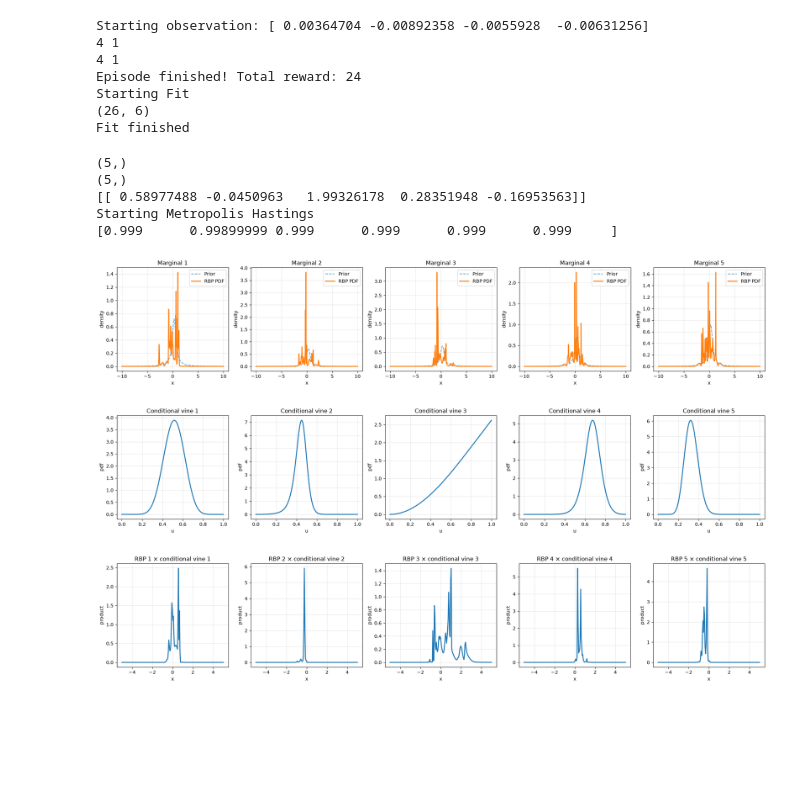
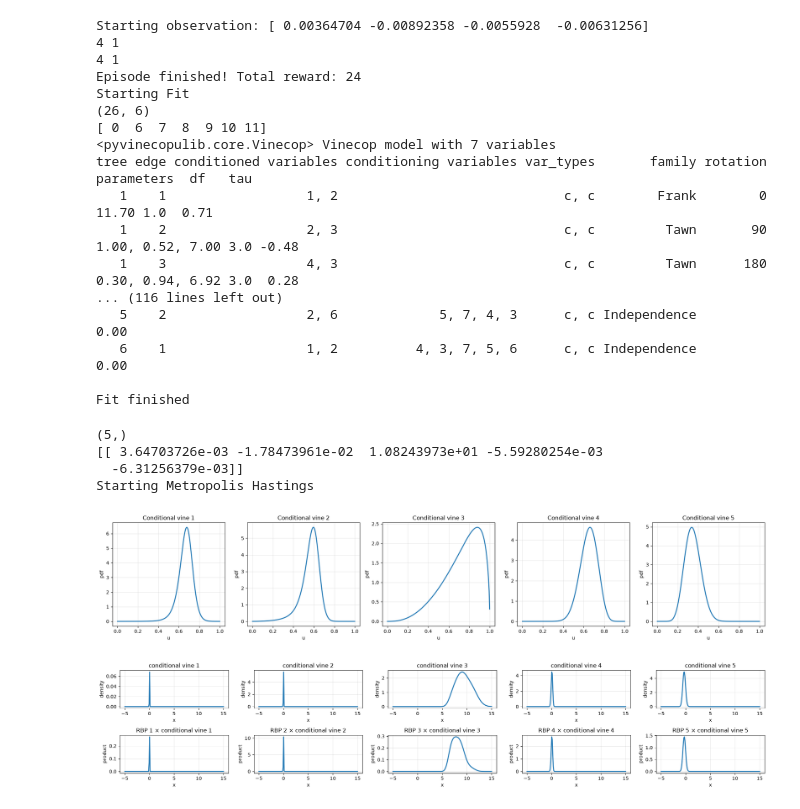
Before and after one commit to chaeyunkimm/dissertation, a Jupyter notebook: rl_time_tests.ipynb, the cells around one changed output. Drawn from its saved outputs; the diff is of its cells as text; code cells hidden in the pictures; blank space fills up the shorter version.

Commit message:
Started implementation of inversion process of vonditional vines after repeated failures with time varying copula roll_out with discrete actions

```diff
--- a/rl_time_tests.ipynb
+++ b/rl_time_tests.ipynb
@@ -52,8 +55,8 @@ env.close()
 
 data = np.concatenate((observations, actions), axis=1)
 
-obs_transformer = obs_transform_pendulum()
-act_transformer = action_transform_pendulum()
+obs_transformer = obs_transform_pendulum(standardise=False)
+act_transformer = action_transform_pendulum(standardise=False)
 
 obs_transformer.fit(torch.from_numpy(observations))
 act_transformer.fit(torch.from_numpy(actions))
@@ -64,10 +67,10 @@ trans_acts = act_transformer.transform(torch.from_numpy(actions)).numpy()
 trans_data = np.concatenate((trans_obs, trans_acts), axis=1)
 
 print("Starting Fit")
-tv = tv_vinecop(observation_d=5)
+tv = tv_vinecop(observation_d=5, discrete_action=0)
 
 print(trans_data.shape)
-tv.fit(trans_data, check_vines=False)
+tv.fit(trans_data, check_vines=True)
 print("Fit finished")
 # %% [output]
 Starting observation: [ 0.00364704 -0.00892358 -0.0055928  -0.00631256]
@@ -76,6 +79,16 @@ Starting observation: [ 0.00364704 -0.00892358 -0.0055928  -0.00631256]
 Episode finished! Total reward: 24
 Starting Fit
 (26, 6)
+[ 0  6  7  8  9 10 11]
+<pyvinecopulib.core.Vinecop> Vinecop model with 7 variables
+tree edge conditioned variables conditioning variables var_types       family rotation       parameters  df   tau
+   1    1                  1, 2                             c, c        Frank        0            11.70 1.0  0.71
+   1    2                  2, 3                             c, c         Tawn       90 1.00, 0.52, 7.00 3.0 -0.48
+   1    3                  4, 3                             c, c         Tawn      180 0.30, 0.94, 6.92 3.0  0.28
+... (116 lines left out)
+   5    2                  2, 6             5, 7, 4, 3      c, c Independence                                0.00
+   6    1                  1, 2          4, 3, 7, 5, 6      c, c Independence                                0.00
+
 Fit finished
 # %%
 #print(tv.pdf_predictive(np.array([observations[-2]]),0))
@@ -85,38 +98,36 @@ Fit finished
 # start = np.repeat([observations[0]], repeats=2, axis = 0)
 # start_act = np.repeat([actions[0]], repeats = 2, axis = 0)
 # tv.jump_back(start, start_act)
 
 tv.step_forward(np.array([trans_obs[0]]), trans_acts[0][0])
 print(tv.last_state.shape)
 print(np.array([trans_obs[0]]))
 
 print("Starting Metropolis Hastings")
 # var = .0001
 # prop = mh.mvn_def(covariance=var)
 # sample = mh.sample_mvn(covariance=var)
 predicted_next = np.zeros_like(observations)
 predicted_up_err = np.zeros_like(observations)
 predicted_down_err = np.zeros_like(observations)
 predicted_next[0] = observations[0]
 
+#tv.check_rbp_pdfs_real_line()
 tv.check_rbp_pdfs_real_line()
-tv.check_conditional_vine_pdfs()
 tv.check_rbp_times_conditional_vine()
 plt.show()
 
 # plt.plot(trans_data[:,0])
 # plt.plot(trans_data[:,1])
 # plt.plot(trans_data[:,2])
 # plt.plot(trans_data[:,3])
 # plt.plot(trans_data[:,4])
 # plt.plot(trans_acts)
 # %% [output]
 (5,)
-(5,)
-[[ 0.58977488 -0.0450963   1.99326178  0.28351948 -0.16953563]]
+[[ 3.64703726e-03 -1.78473961e-02  1.08243973e+01 -5.59280254e-03
+  -6.31256379e-03]]
 Starting Metropolis Hastings
-[0.999      0.99899999 0.999      0.999      0.999      0.999     ]
-[figure, old version]
+[figure, new version]
-[figure, old version]
+[figure, new version]
-[figure, removed]
 # %%
```
Also changed, not shown: parts of 4 cells of this notebook, 11 other files.
